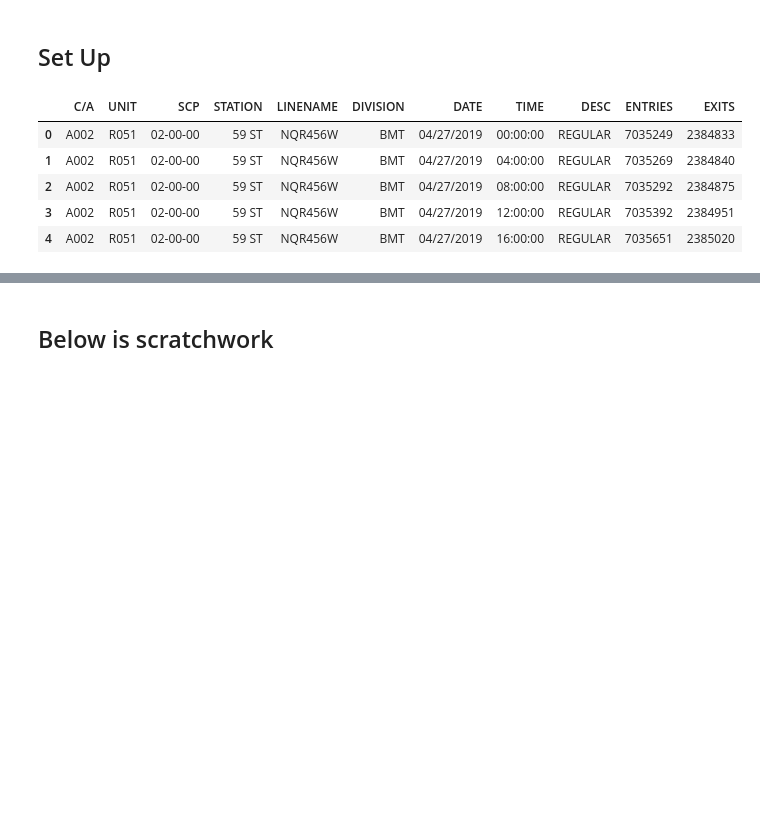
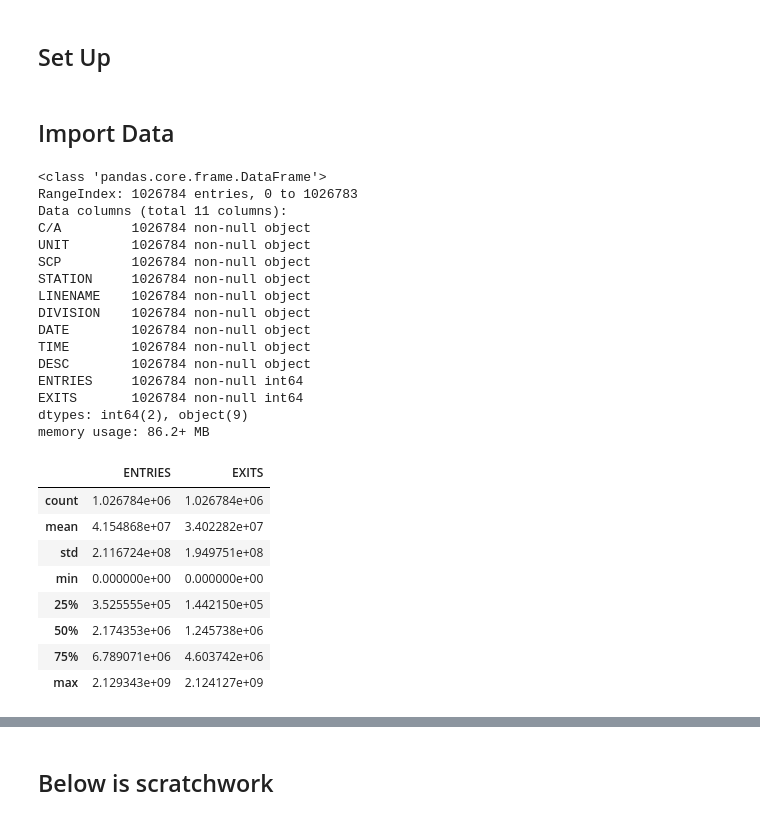
Before and after one commit to shreyak9/metis-project-1, a Jupyter notebook: project 1 functions.ipynb, the cells around one changed output, grey strips where cells are left out. Saved outputs shown, nothing was run; the diff lists cells and outputs as text; code cells hidden in the pictures; blank space fills up the shorter version.

```diff
--- a/project 1 functions.ipynb
+++ b/project 1 functions.ipynb
@@ -5,3 +7,5 @@ import pandas as pd
+# %% [markdown]
+## Import Data
 # %%
 # Create function to import multiple data files
 
@@ -24,13 +28,35 @@ mta190601_raw = import_data("190601")
 # %%
 # Concatenate all data
 frames = [mta190504_raw, mta190511_raw, mta190518_raw, mta190525_raw, mta190601_raw]
 
 mta19_raw = pd.concat(frames).reset_index().drop(["index"], axis=1)
-mta19_raw.head(5)
+
+mta19_raw.info()
+mta19_raw.describe()
+#mta19_raw.head(5)
 # %% [output]
+<class 'pandas.core.frame.DataFrame'>
+RangeIndex: 1026784 entries, 0 to 1026783
+Data columns (total 11 columns):
+C/A         1026784 non-null object
+UNIT        1026784 non-null object
+SCP         1026784 non-null object
+STATION     1026784 non-null object
+LINENAME    1026784 non-null object
+DIVISION    1026784 non-null object
+DATE        1026784 non-null object
+TIME        1026784 non-null object
+DESC        1026784 non-null object
+ENTRIES     1026784 non-null int64
+EXITS       1026784 non-null int64
+dtypes: int64(2), object(9)
+memory usage: 86.2+ MB
-|  | C/A | UNIT | SCP | STATION | LINENAME | DIVISION | DATE | TIME | DESC | ENTRIES | EXITS |
-| 0 | A002 | R051 | 02-00-00 | 59 ST | NQR456W | BMT | 04/27/2019 | 00:00:00 | REGULAR | 7035249 | 2384833 |
-| 1 | A002 | R051 | 02-00-00 | 59 ST | NQR456W | BMT | 04/27/2019 | 04:00:00 | REGULAR | 7035269 | 2384840 |
-| 2 | A002 | R051 | 02-00-00 | 59 ST | NQR456W | BMT | 04/27/2019 | 08:00:00 | REGULAR | 7035292 | 2384875 |
-| 3 | A002 | R051 | 02-00-00 | 59 ST | NQR456W | BMT | 04/27/2019 | 12:00:00 | REGULAR | 7035392 | 2384951 |
-| 4 | A002 | R051 | 02-00-00 | 59 ST | NQR456W | BMT | 04/27/2019 | 16:00:00 | REGULAR | 7035651 | 2385020 |
+|  | ENTRIES | EXITS |
+| count | 1.026784e+06 | 1.026784e+06 |
+| mean | 4.154868e+07 | 3.402282e+07 |
+| std | 2.116724e+08 | 1.949751e+08 |
+| min | 0.000000e+00 | 0.000000e+00 |
+| 25% | 3.525555e+05 | 1.442150e+05 |
+| 50% | 2.174353e+06 | 1.245738e+06 |
+| 75% | 6.789071e+06 | 4.603742e+06 |
+| max | 2.129343e+09 | 2.124127e+09 |
```
Also changed, not shown: parts of 16 cells of this notebook, 1 other file.
